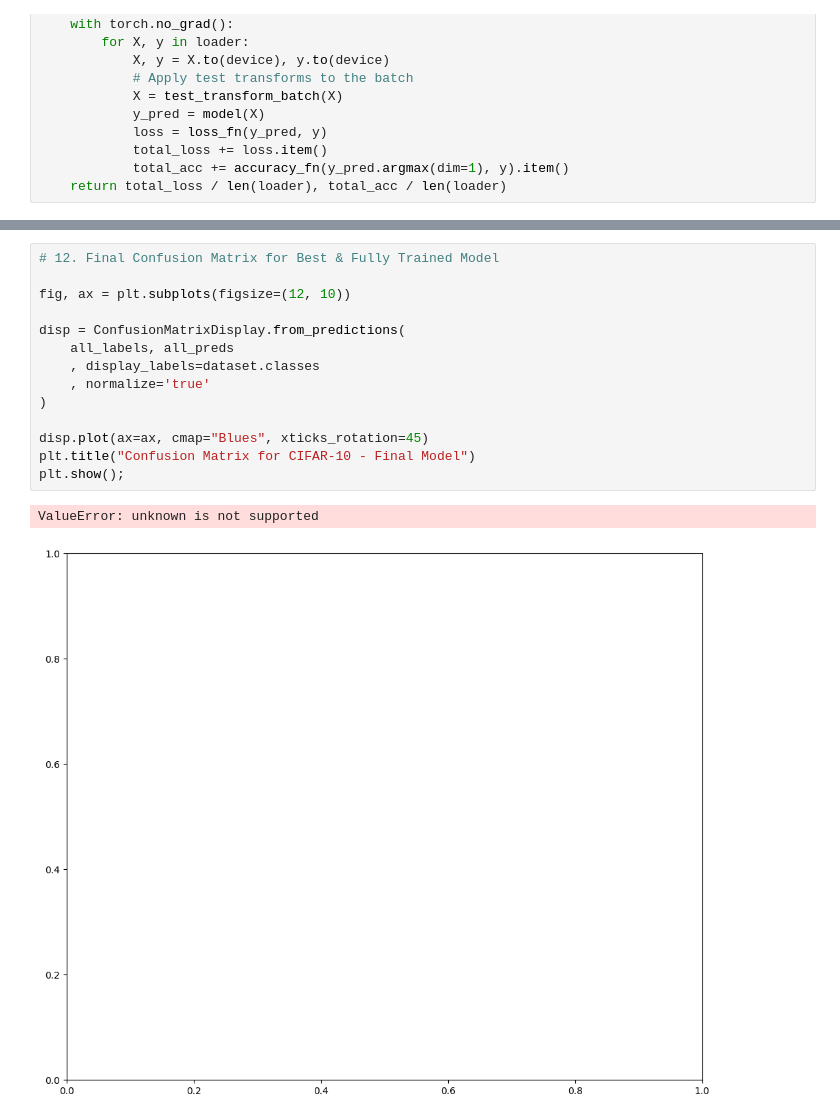
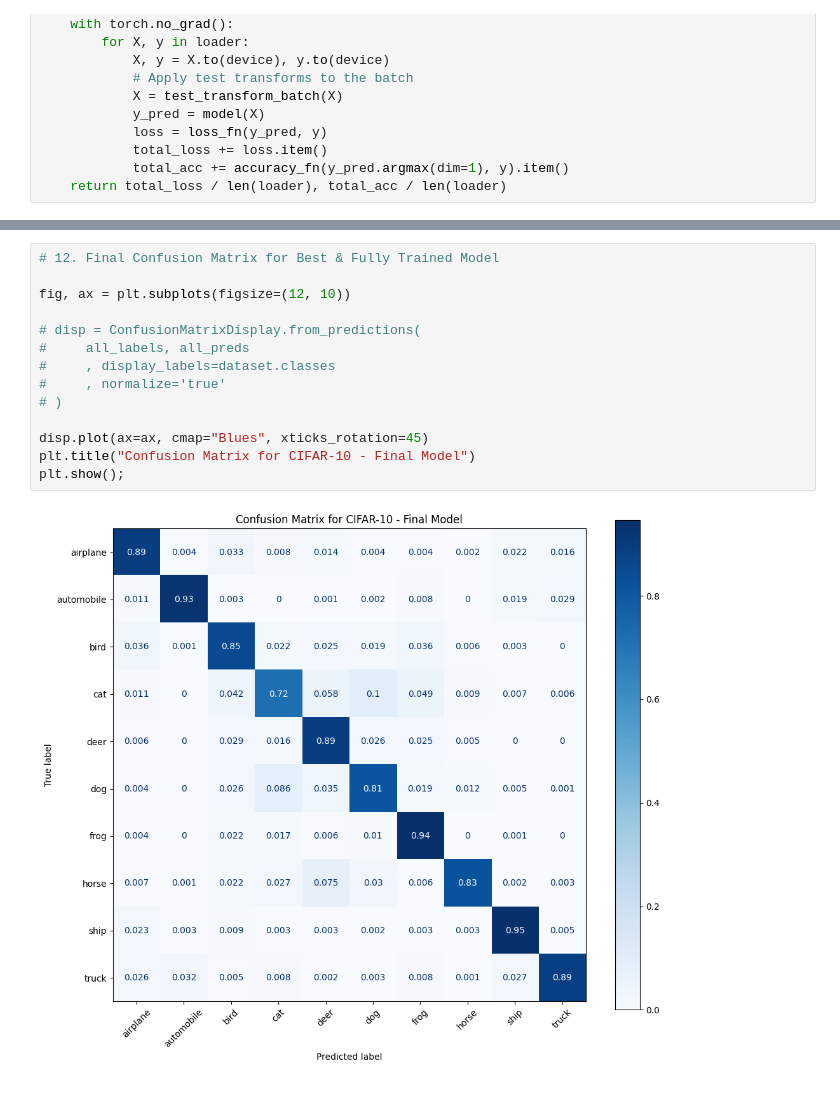
Before and after one commit to data-alch3m1st/PyTorch_tinkering, a Jupyter notebook: skorch_CIFAR10_cv_v003.ipynb, the cells around one changed output, grey strips where cells are left out. Saved outputs shown, nothing was run; the diff lists cells and outputs as text.

```diff
--- a/skorch_CIFAR10_cv_v003.ipynb
+++ b/skorch_CIFAR10_cv_v003.ipynb
@@ -708,17 +650,16 @@ weighted avg       0.64      0.24      0.15     10000
 # %%
 # 12. Final Confusion Matrix for Best & Fully Trained Model
 
 fig, ax = plt.subplots(figsize=(12, 10))
 
-disp = ConfusionMatrixDisplay.from_predictions(
-    all_labels, all_preds
-    , display_labels=dataset.classes
-    , normalize='true'
-)
+# disp = ConfusionMatrixDisplay.from_predictions(
+#     all_labels, all_preds
+#     , display_labels=dataset.classes
+#     , normalize='true'
+# )
 
 disp.plot(ax=ax, cmap="Blues", xticks_rotation=45)
 plt.title("Confusion Matrix for CIFAR-10 - Final Model")
 plt.show();
 # %% [output]
-ValueError: unknown is not supported
-[figure, old version]
+[figure, new version]
```
Also changed, not shown: parts of 27 cells of this notebook.
